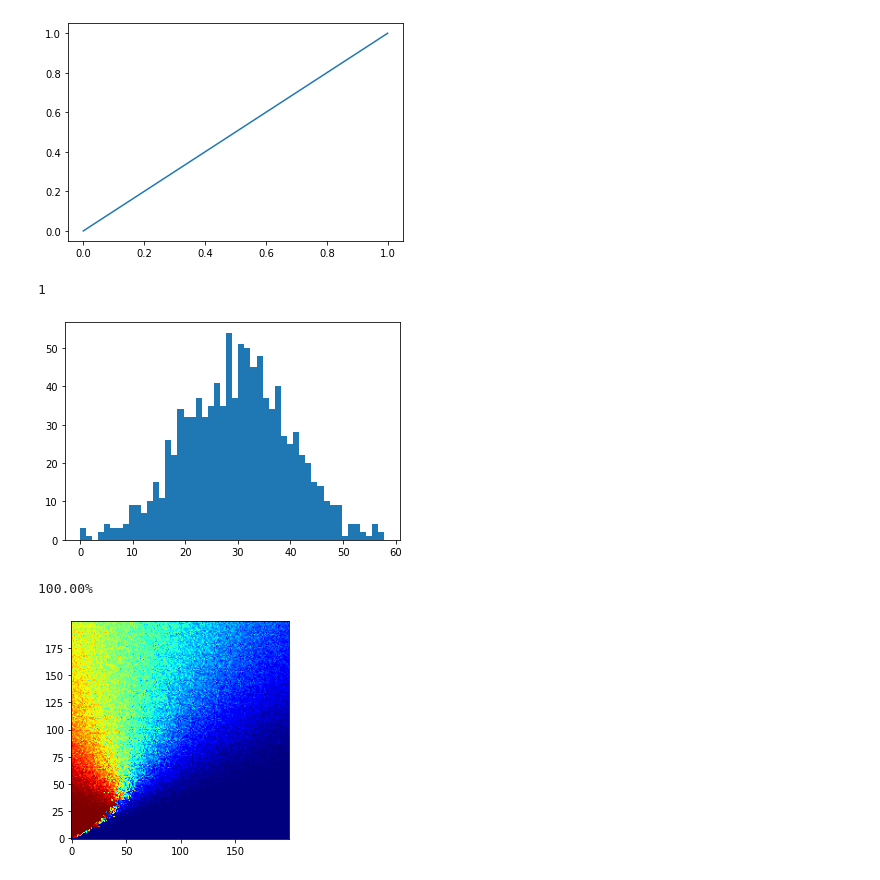
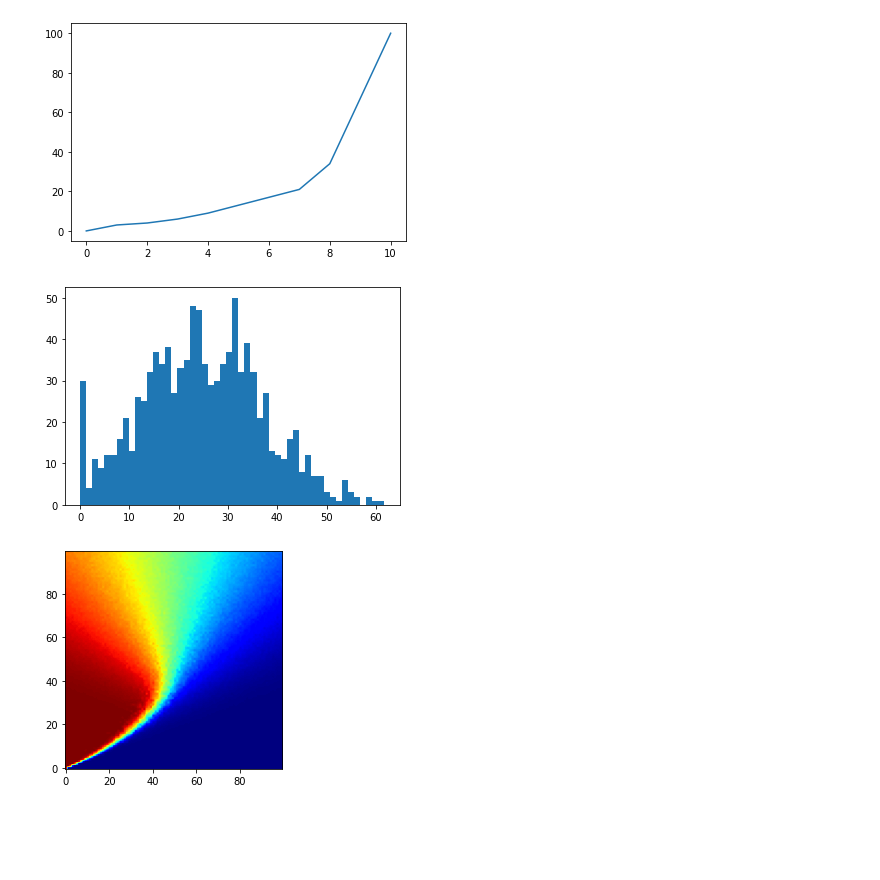
Before and after one commit to AlantheBenign/Critical-mass-model-for-social-dynamic, a Jupyter notebook: Modelo Novo/Untitled1.ipynb, the cells around one changed output. Drawn from its saved outputs; the diff is of its cells as text; code cells hidden in the pictures; blank space fills up the shorter version.

```diff
--- a/Modelo Novo/Untitled1.ipynb
+++ b/Modelo Novo/Untitled1.ipynb
@@ -21,7 +21,7 @@ Wall time: 0 ns
 # %%
-N = 1000            # number of Agents
-average = 30       # average value of the normal distribution
-deviation = 10     # standard deviation of the normal distribution
+N = 100            # number of Agents
+average = 25       # average value of the normal distribution
+deviation = 12     # standard deviation of the normal distribution
 
 thresholds = func.create_thresholds(N,average,deviation)
 evolution = func.simulate_riot(thresholds)
@@ -29,12 +29,11 @@ plt.figure()
 plt.plot(evolution)
 plt.show()
 # %% [output]
-[figure, old version]
+[figure, new version]
-1
 # %%
 N=1000
-average = 30
-deviation = 10
+average = 25
+deviation = 12
 thresholds = np.zeros(N)
 
 # generating the values
@@ -51,4 +50,4 @@ for i in range(N):
 plt.hist(thresholds,50)
 plt.show()
 # %% [output]
-[figure, old version]
+[figure, new version]
@@ -55,33 +76,17 @@ plt.show()
 # %%
 N = 100            # number of Agents
-a = True           # negative thresholds are converted to 0
 
-averages_sample = np.arange(0,200)  # average value of the normal distribution
-deviations = np.arange(0,200)       # standard deviations of the normal distribution
-simulations = 1                  # number of simulations per standard deviation value
+average_max = 100
+deviation_max = 100
+averages_sample = np.arange(0,average_max)  # average value of the normal distribution
+deviations = np.arange(0,deviation_max)       # standard deviations of the normal distribution
+simulations = 100                  # number of simulations per standard deviation value
 
-heat_map = np.zeros((200,200))
-
-for k in averages_sample:
-    clear_output(wait=True)
-    print(str("%.2f" % (100*k/199)+"%"), end="\n")
-
-    for i in deviations:         # a set of simulations per standard deviation value
-        average_size = 0
-
-        for j in range(simulations):   # riot simulation
-            thresholds = func.create_thresholds(N,int(k),int(i))
-            riot = func.simulate_riot(thresholds)
-            size = riot[-1]
-            average_size += size
-
-        average_size = average_size/simulations
-        heat_map[i][k] = average_size
+heat_map = graficar_simulate_riot(averages_sample, deviations, simulations)
 
 plt.figure()
 plt.imshow(heat_map, origin="lower",cmap="jet")
 #plt.savefig("Média e Desvio Padrão - Determinístico")
 plt.show()
 # %% [output]
-100.00%
-[figure, old version]
+[figure, new version]
```
Also changed, not shown: parts of 4 cells of this notebook, 6 other files.
